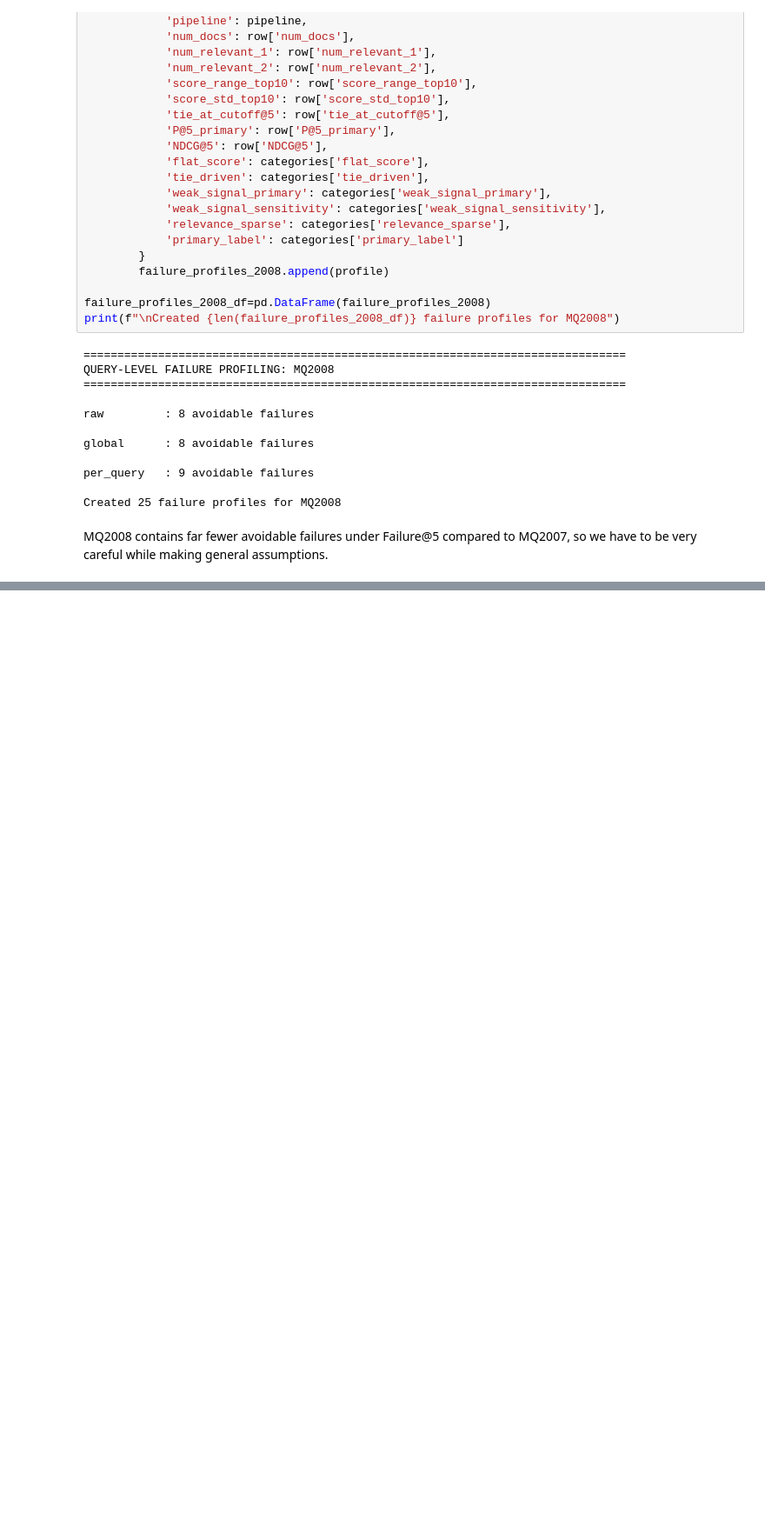
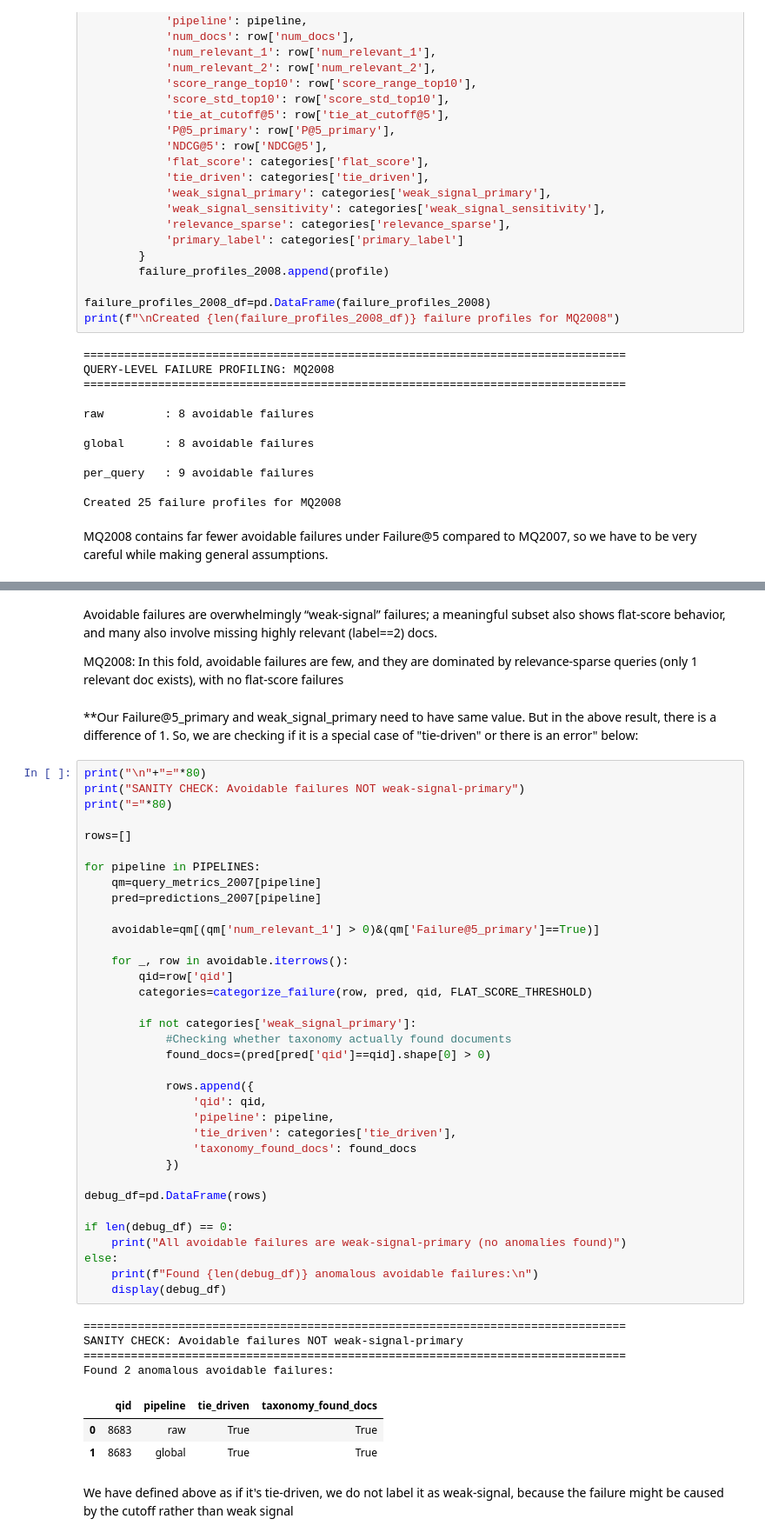
Before and after one commit to KushalMarahatta/Capstone_coding, a Jupyter notebook: notebooks/05_failure_analysis.ipynb, the cells around one changed output, grey strips where cells are left out. Shown at 87% size. Saved outputs shown, nothing was run; the diff lists cells and outputs as text; blank space fills up the shorter version.

```diff
--- a/notebooks/05_failure_analysis.ipynb
+++ b/notebooks/05_failure_analysis.ipynb
@@ -463,0 +527,53 @@ MQ2008 contains far fewer avoidable failures under Failure@5 compared to MQ2007,
+# %% [markdown]
+Avoidable failures are overwhelmingly “weak-signal” failures; a meaningful subset also shows flat-score behavior, and many also involve missing highly relevant (label==2) docs.
+
+
+MQ2008:
+In this fold, avoidable failures are few, and they are dominated by relevance-sparse queries (only 1 relevant doc exists), with no flat-score failures
+# %% [markdown]
+**Our Failure@5_primary and weak_signal_primary need to have same value. But in the above result, there is a difference of 1. So, we are checking if it is a special case of "tie-driven" or there is an error" below:
+# %%
+print("\n"+"="*80)
+print("SANITY CHECK: Avoidable failures NOT weak-signal-primary")
+print("="*80)
+
+rows=[]
+
+for pipeline in PIPELINES:
+    qm=query_metrics_2007[pipeline]
+    pred=predictions_2007[pipeline]
+
+    avoidable=qm[(qm['num_relevant_1'] > 0)&(qm['Failure@5_primary']==True)]
+
+    for _, row in avoidable.iterrows():
+        qid=row['qid']
+        categories=categorize_failure(row, pred, qid, FLAT_SCORE_THRESHOLD)
+
+        if not categories['weak_signal_primary']:
+            #Checking whether taxonomy actually found documents
+            found_docs=(pred[pred['qid']==qid].shape[0] > 0)
+
+            rows.append({
+                'qid': qid,
+                'pipeline': pipeline,
+                'tie_driven': categories['tie_driven'],
+                'taxonomy_found_docs': found_docs
+            })
+
+debug_df=pd.DataFrame(rows)
+
+if len(debug_df) == 0:
+    print("All avoidable failures are weak-signal-primary (no anomalies found)")
+else:
+    print(f"Found {len(debug_df)} anomalous avoidable failures:\n")
+    display(debug_df)
+# %% [output]
+================================================================================
+SANITY CHECK: Avoidable failures NOT weak-signal-primary
+================================================================================
+Found 2 anomalous avoidable failures:
+|  | qid | pipeline | tie_driven | taxonomy_found_docs |
+| 0 | 8683 | raw | True | True |
+| 1 | 8683 | global | True | True |
+# %% [markdown]
+We have defined above as if it's tie-driven, we do not label it as weak-signal, because the failure might be caused by the cutoff rather than weak signal
```
Also changed, not shown: parts of 14 cells of this notebook.
